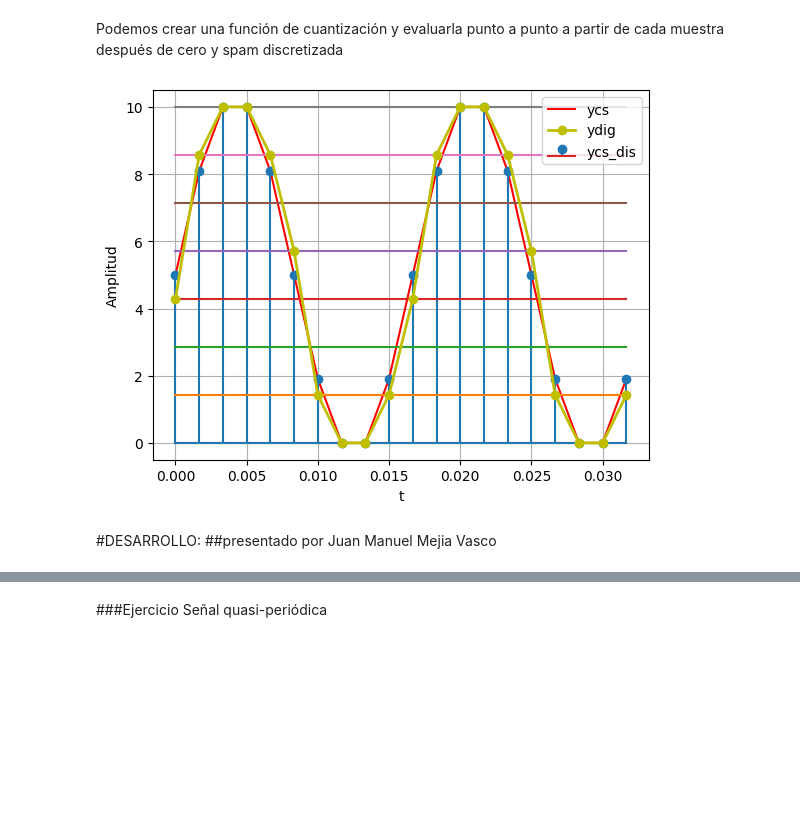
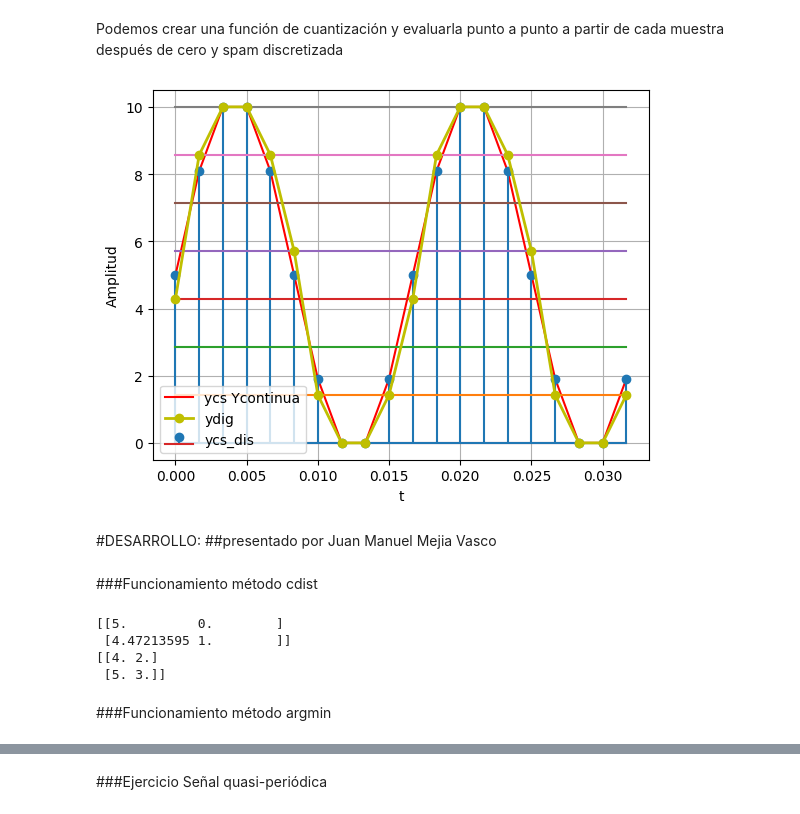
Before and after one commit to JMMV314/Se-ales-y-Sistemas, a Jupyter notebook: Cuaderno1_ejemplo1SyS2021.ipynb, the cells around one changed output, grey strips where cells are left out. Drawn from its saved outputs; the diff is of its cells as text; code cells hidden in the pictures; blank space fills up the shorter version.

```diff
--- a/Cuaderno1_ejemplo1SyS2021.ipynb
+++ b/Cuaderno1_ejemplo1SyS2021.ipynb
@@ -395,26 +395,44 @@ for i in range(ycs.shape[0]):
 # %%
 #graficar señales
 
-plt.plot(tv,ycs,c='r', label='ycs')#cs continua
+plt.plot(tv,ycs,c='r', label='ycs Ycontinua')#cs continua
 
 plt.stem(tv,ycs, label='ycs_dis')#cs discreta
 
 #estados de cuantización
 
 for v in ve:
   plt.plot(tv,v*np.ones(len(tv)))
 
 # graficar señal Digital (discreta + cuantizada)
 
 plt.plot(tv,yq,c='y',marker='o',label='ydig', linewidth=2)
 
 plt.legend()
 plt.grid()
 plt.xlabel('t')
 plt.ylabel('Amplitud')
 plt.show()
 # %% [output]
-[figure, old version]
+[figure, new version]
 # %% [markdown]
 #DESARROLLO:
 ##presentado por Juan Manuel Mejia Vasco
+# %% [markdown]
+###Funcionamiento método cdist
+# %%
+print(cdist([[0,0],[1,0]]
+            ,[[3,4],[0,0]]))
+
+print(cdist([[1],[0]]
+            ,[[5],[3]]))
+
+#Calcula la distancia de todas las combinaciones posibles de coordenadas.
+#Asigna los resultados a una matrix con las mismas posiciones que coordenadas opera.
+# %% [output]
+[[5.         0.        ]
+ [4.47213595 1.        ]]
+[[4. 2.]
+ [5. 3.]]
+# %% [markdown]
+###Funcionamiento método argmin
```
Also changed, not shown: parts of 10 cells of this notebook.
